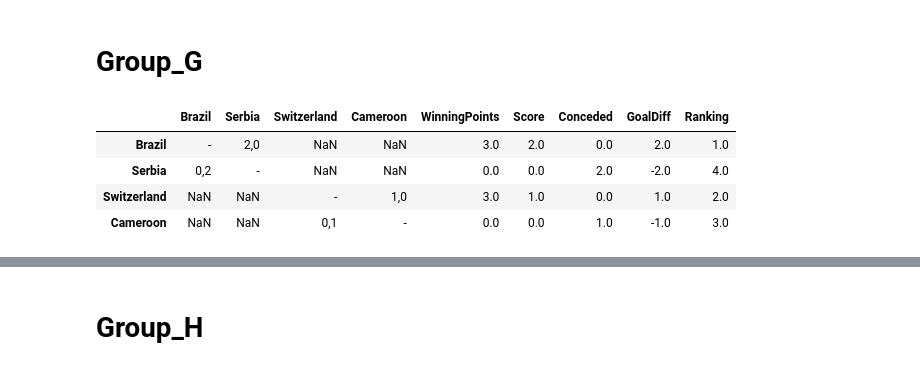
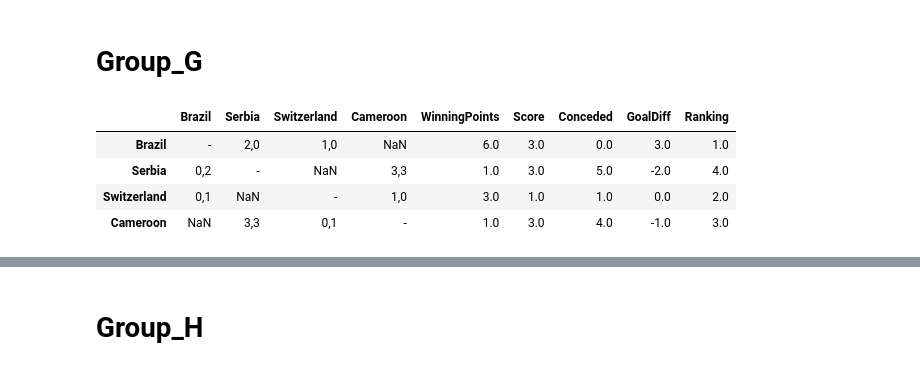
Before and after one commit to Jhosua-a/WCup2022, a Jupyter notebook: WCup2022_GroupLeage.ipynb, the cells around one changed output, grey strips where cells are left out. Saved outputs shown, nothing was run; the diff lists cells and outputs as text; code cells hidden in the pictures.

```diff
--- a/WCup2022_GroupLeage.ipynb
+++ b/WCup2022_GroupLeage.ipynb
@@ -454,19 +454,19 @@ for team in Group_G_Team_list:
 # %%
 Group_G_RoundRobin.iat[0, 1], Group_G_RoundRobin.iat[1, 0] = '2,0' , '0,2'
 Group_G_RoundRobin.iat[2, 3], Group_G_RoundRobin.iat[3, 2] = '1,0' , '0,1'
 
-#Group_G_RoundRobin.iat[0, 2], Group_G_RoundRobin.iat[2, 0] = '0,2' , '2,0'
-#Group_G_RoundRobin.iat[1, 3], Group_G_RoundRobin.iat[3, 1] = '0,2' , '2,0'
+Group_G_RoundRobin.iat[0, 2], Group_G_RoundRobin.iat[2, 0] = '1,0' , '0,1'
+Group_G_RoundRobin.iat[1, 3], Group_G_RoundRobin.iat[3, 1] = '3,3' , '3,3'
 
 #Group_G_RoundRobin.iat[0, 3], Group_G_RoundRobin.iat[3, 0] = '0,2' , '2,0'
 #Group_G_RoundRobin.iat[1, 2], Group_G_RoundRobin.iat[2, 1] = '0,2' , '2,0'
 Ranking(Group_G_RoundRobin)
 # %% [output]
 |  | Brazil | Serbia | Switzerland | Cameroon | WinningPoints | Score | Conceded | GoalDiff | Ranking |
-| Brazil | - | 2,0 | NaN | NaN | 3.0 | 2.0 | 0.0 | 2.0 | 1.0 |
-| Serbia | 0,2 | - | NaN | NaN | 0.0 | 0.0 | 2.0 | -2.0 | 4.0 |
-| Switzerland | NaN | NaN | - | 1,0 | 3.0 | 1.0 | 0.0 | 1.0 | 2.0 |
-| Cameroon | NaN | NaN | 0,1 | - | 0.0 | 0.0 | 1.0 | -1.0 | 3.0 |
+| Brazil | - | 2,0 | 1,0 | NaN | 6.0 | 3.0 | 0.0 | 3.0 | 1.0 |
+| Serbia | 0,2 | - | NaN | 3,3 | 1.0 | 3.0 | 5.0 | -2.0 | 4.0 |
+| Switzerland | 0,1 | NaN | - | 1,0 | 3.0 | 1.0 | 1.0 | 0.0 | 2.0 |
+| Cameroon | NaN | 3,3 | 0,1 | - | 1.0 | 3.0 | 4.0 | -1.0 | 3.0 |
 # %%
 Ranking_num_G, Ranking_probability_G = RankingProbability(Group_G_RoundRobin.copy())
 # %% [output]
```
Also changed, not shown: parts of 19 cells of this notebook.
